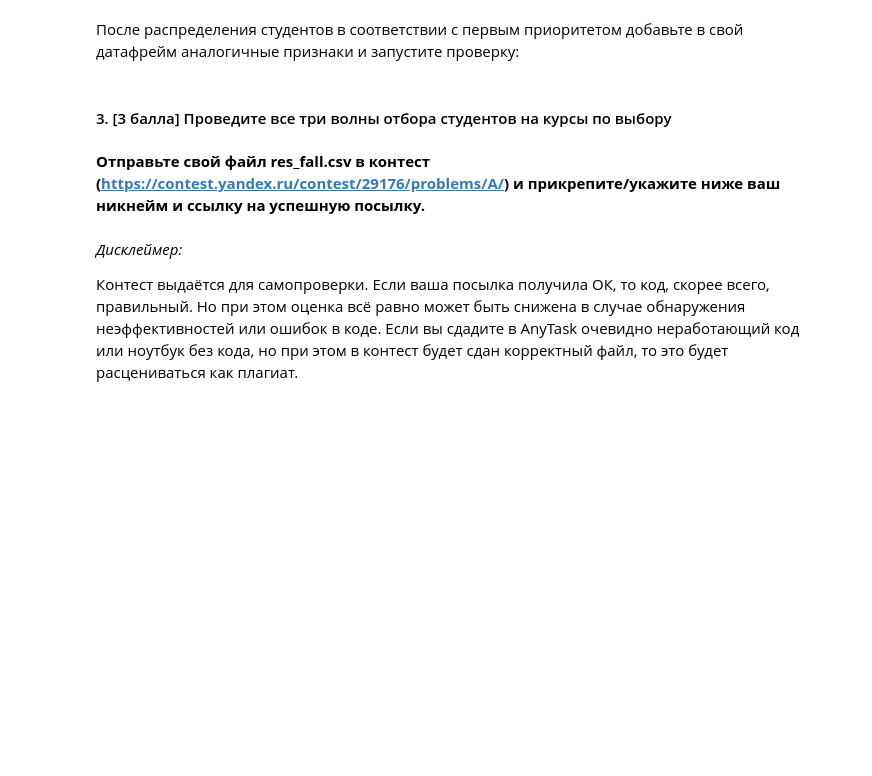
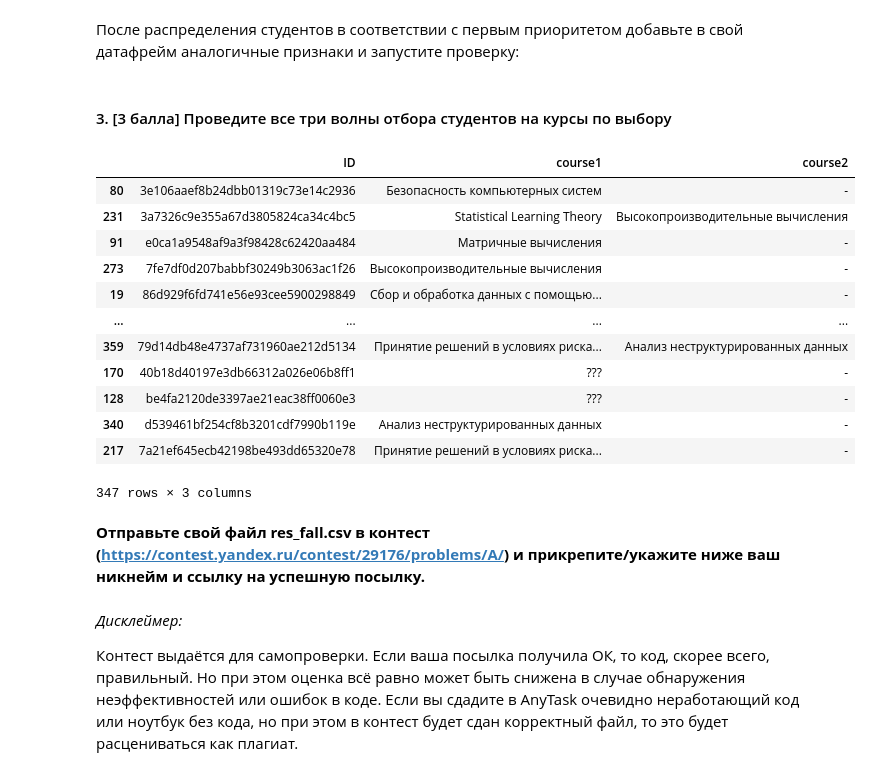
Before and after one commit to Panesher/Machine-Learning, a Jupyter notebook: HW-1/homework_practice_01_pandas.ipynb, the cells around one changed output. Cells and saved outputs as stored; diff of their text form; code cells hidden in the pictures; blank space fills up the shorter version.

Commit message:
govnocode fall

```diff
--- a/HW-1/homework_practice_01_pandas.ipynb
+++ b/HW-1/homework_practice_01_pandas.ipynb
@@ -359,6 +467,8 @@ import matplotlib.pyplot as plt
 
 Для начала давайте убедимся, что вы успешно выполнили задания первой части и проверим ваши данные на наличие пропусков и повторов:
 # %%
+df = stud_app.copy()
+
 assert df.shape[0] == 347, 'В таблице остались повторы или потеряны данные'
 
 assert df.isna().sum().sum() == 0, 'В таблице остались пропуски'
@@ -373,3 +482,6 @@ assert df.isna().sum().sum() == 0, 'В таблице остались проп
+# %%
+df['fall_cources'] = 1
+df.loc[(((df['18_group'] > 0) & df['is_mi'] > 0) | ((df['17_group'] < 174) & df['17_group'] > 0)), 'fall_cources'] = 2
 # %% [markdown]
 Проверка:
 # %%
@@ -416,0 +631,26 @@ assert((df[df[last_col_name].isna() == False][['id']].sort_values('id').reset_in
+# %%
+# result
+
+df['course2'] = df['fall'].str.split('_').str[1]
+df['fall'] =  df['fall'].str.split('_').str[0]
+df.fillna('', inplace=True)
+df.loc[df['fall'] == '', 'fall'] = '???'
+df.loc[((df['course2'] == '') & (df['fall_cources'] == 2)), 'course2'] = '???'
+df.loc[((df['course2'] == '') & (df['fall_cources'] == 1)), 'course2'] = '-'
+# %%
+result = df[['id', 'fall', 'course2']].rename(columns={'id': 'ID', 'fall': 'course1'})
+result
+# %% [output]
+|  | ID | course1 | course2 |
+| 80 | 3e106aaef8b24dbb01319c73e14c2936 | Безопасность компьютерных систем | - |
+| 231 | 3a7326c9e355a67d3805824ca34c4bc5 | Statistical Learning Theory | Высокопроизводительные вычисления |
+| 91 | e0ca1a9548af9a3f98428c62420aa484 | Матричные вычисления | - |
+| 273 | 7fe7df0d207babbf30249b3063ac1f26 | Высокопроизводительные вычисления | - |
+| 19 | 86d929f6fd741e56e93cee5900298849 | Сбор и обработка данных с помощью... | - |
+| ... | ... | ... | ... |
+| 359 | 79d14db48e4737af731960ae212d5134 | Принятие решений в условиях риска... | Анализ неструктурированных данных |
+| 170 | 40b18d40197e3db66312a026e06b8ff1 | ??? | - |
+| 128 | be4fa2120de3397ae21eac38ff0060e3 | ??? | - |
+| 340 | d539461bf254cf8b3201cdf7990b119e | Анализ неструктурированных данных | - |
+| 217 | 7a21ef645ecb42198be493dd65320e78 | Принятие решений в условиях риска... | - |
+347 rows × 3 columns
```
Also changed, not shown: parts of 35 cells of this notebook, 1 other file.
